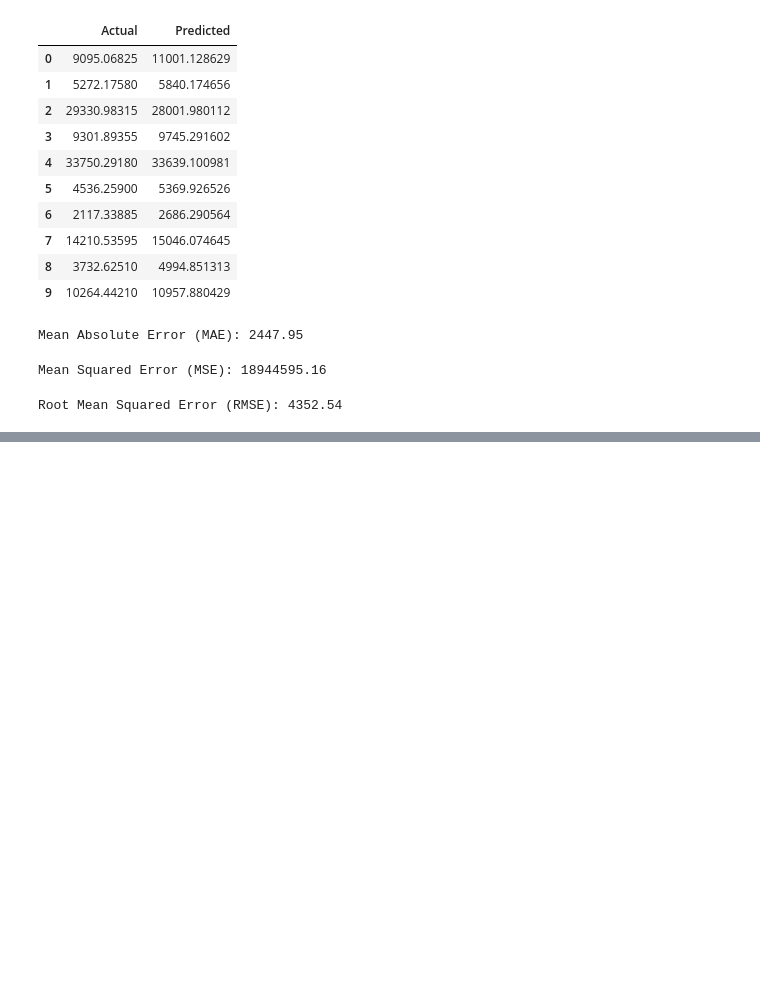
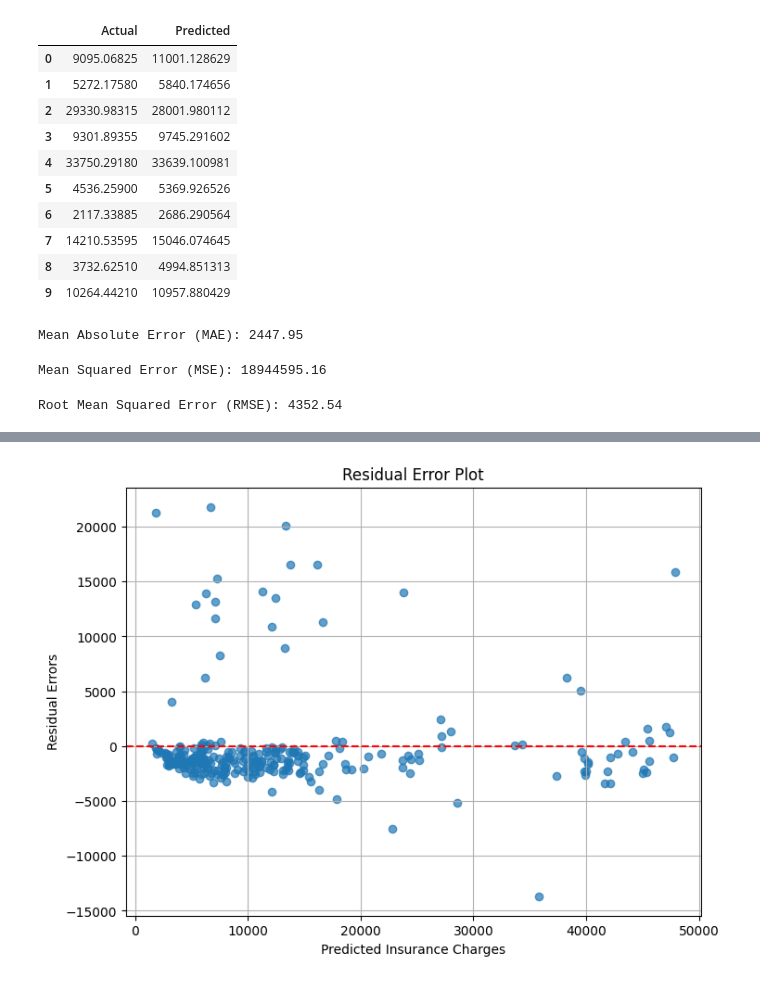
Before and after one commit to vibeee45/Machine-Learning, a Jupyter notebook: Supervised ML/Regression/Gradient Boosting Regression/Gradient Boosting Regression.ipynb, the cells around one changed output, grey strips where cells are left out. Drawn from its saved outputs; the diff is of its cells as text; code cells hidden in the pictures; blank space fills up the shorter version.

```diff
--- a/Supervised ML/Regression/Gradient Boosting Regression/Gradient Boosting Regression.ipynb
+++ b/Supervised ML/Regression/Gradient Boosting Regression/Gradient Boosting Regression.ipynb
@@ -240,0 +334,28 @@ Root Mean Squared Error (RMSE): 4352.54
+# %%
+# Plotting Residual Errors
+
+residuals = y_test - y_pred
+
+plt.figure(figsize=(8,6))
+
+plt.scatter(
+    y_pred,
+    residuals,
+    alpha=0.7
+)
+
+plt.axhline(
+    y=0,
+    color="red",
+    linestyle="--"
+)
+
+plt.title("Residual Error Plot")
+plt.xlabel("Predicted Insurance Charges")
+plt.ylabel("Residual Errors")
+
+plt.grid(True)
+
+plt.show()
+# %% [output]
+[figure, added]
```
Also changed, not shown: parts of 4 cells of this notebook, 2 other files.
